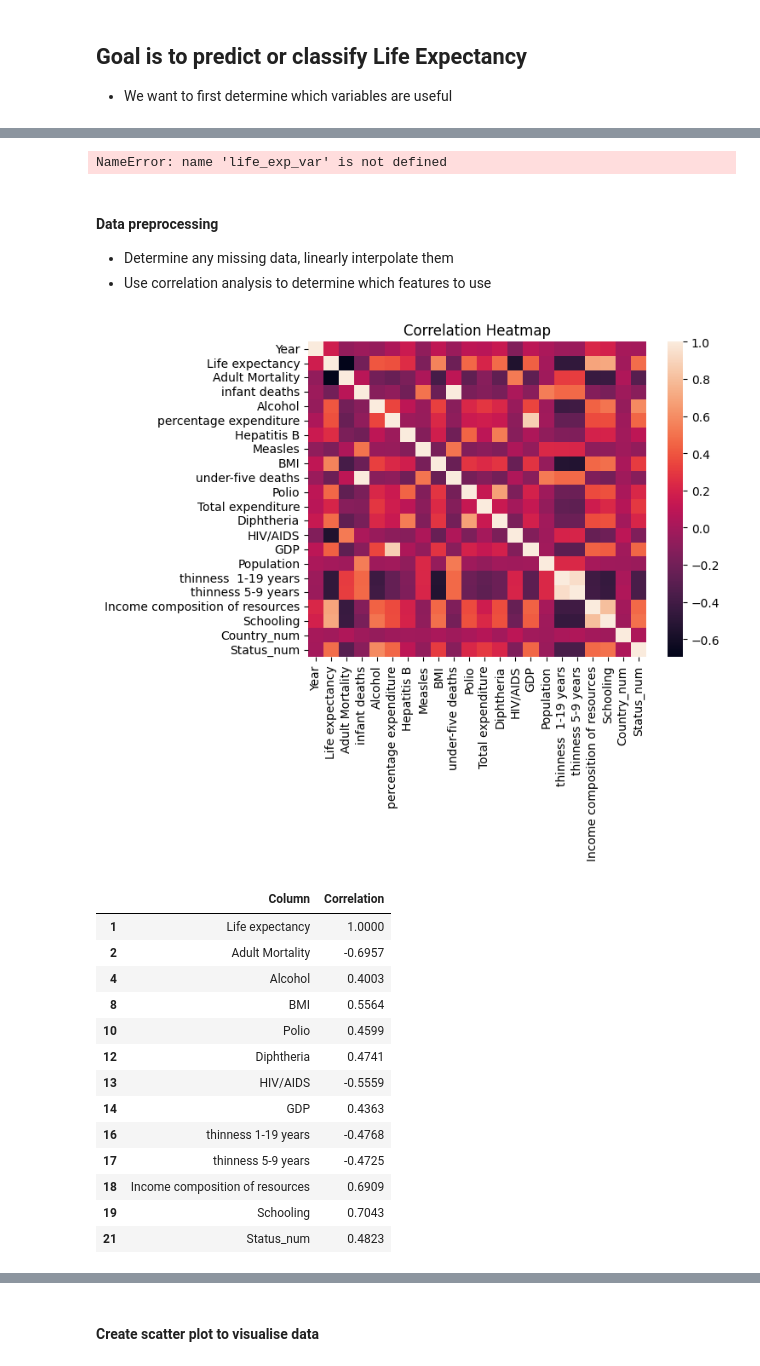
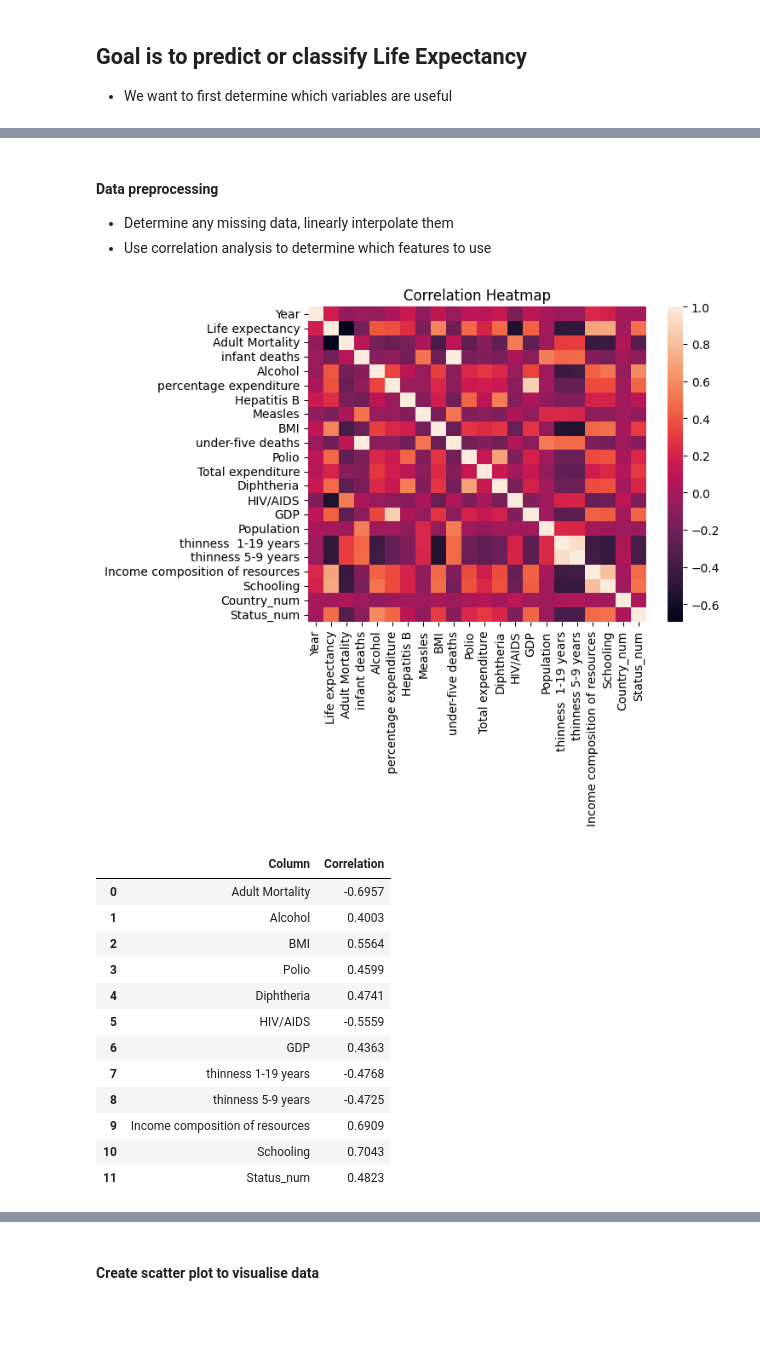
Before and after one commit to rishab-t0910/stat432_final_project, a Jupyter notebook: final_project.ipynb, the cells around one changed output, grey strips where cells are left out. Drawn from its saved outputs; the diff is of its cells as text; code cells hidden in the pictures; blank space fills up the shorter version.

```diff
--- a/final_project.ipynb
+++ b/final_project.ipynb
@@ -46,12 +40,3 @@ please provide us feedback at https://github.com/pandas-dev/pandas/issues/54466
-# %%
-pred = list(life_exp_var[life_exp_var['Column'] != 'Life expectancy']['Column'])
-
-std_df = df[pred].copy().std()
-std_df = std_df[std_df.values > 1]
-
-pred = list(std_df.index)
-# %% [output]
-NameError: name 'life_exp_var' is not defined
 # %% [markdown]
 #### Data preprocessing
 - Determine any missing data, linearly interpolate them
@@ -59,35 +44,36 @@ NameError: name 'life_exp_var' is not defined
 # %%
 df = data_raw.copy()
 
 ## Make categorical variables in quantitative
 df['Country_num'] = df['Country'].apply(lambda x: country_list.index(x) + 1)
 df['Status_num'] = df['Status'].apply(lambda x: 0 if x == 'Developing' else 1)
 df['Colour'] = df['Country'].apply(lambda x: colours[country_list.index(x)])
 
 df = df.interpolate(method = 'linear')
 
 corr_df = df.drop(columns=['Country', 'Status', 'Colour']).corr()
 sns.heatmap(corr_df)
 plt.title("Correlation Heatmap")
 plt.show()
 
 ## Consider the values which have |r| high enough (arbitrary)
 life_expectancy_corr = pd.DataFrame({"Column": corr_df.loc["Life expectancy"].index, "Correlation": corr_df.loc["Life expectancy"].values})
 life_exp_var = life_expectancy_corr[abs(life_expectancy_corr['Correlation']) >= 0.4]
+life_exp_var = life_exp_var[life_exp_var['Column'] != 'Life expectancy'].reset_index(drop = True)
+pred = list(life_exp_var['Column'])
 life_exp_var
 # %% [output]
 [figure]
 |  | Column | Correlation |
-| 1 | Life expectancy | 1.0000 |
-| 2 | Adult Mortality | -0.6957 |
-| 4 | Alcohol | 0.4003 |
-| 8 | BMI | 0.5564 |
-| 10 | Polio | 0.4599 |
-| 12 | Diphtheria | 0.4741 |
-| 13 | HIV/AIDS | -0.5559 |
-| 14 | GDP | 0.4363 |
-| 16 | thinness 1-19 years | -0.4768 |
-| 17 | thinness 5-9 years | -0.4725 |
-| 18 | Income composition of resources | 0.6909 |
-| 19 | Schooling | 0.7043 |
-| 21 | Status_num | 0.4823 |
+| 0 | Adult Mortality | -0.6957 |
+| 1 | Alcohol | 0.4003 |
+| 2 | BMI | 0.5564 |
+| 3 | Polio | 0.4599 |
+| 4 | Diphtheria | 0.4741 |
+| 5 | HIV/AIDS | -0.5559 |
+| 6 | GDP | 0.4363 |
+| 7 | thinness 1-19 years | -0.4768 |
+| 8 | thinness 5-9 years | -0.4725 |
+| 9 | Income composition of resources | 0.6909 |
+| 10 | Schooling | 0.7043 |
+| 11 | Status_num | 0.4823 |
```
Also changed, not shown: parts of 6 cells of this notebook, 1 other file.
